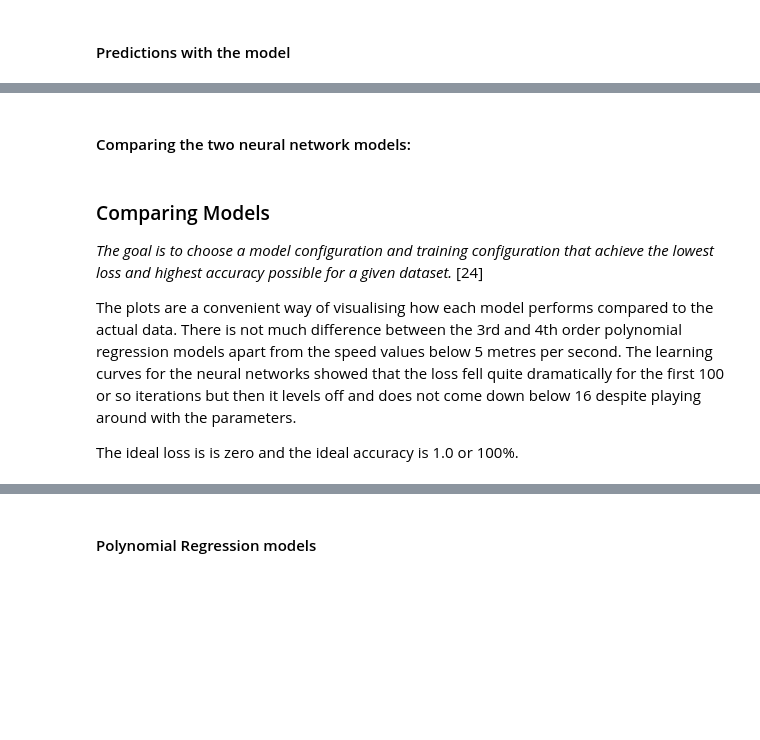
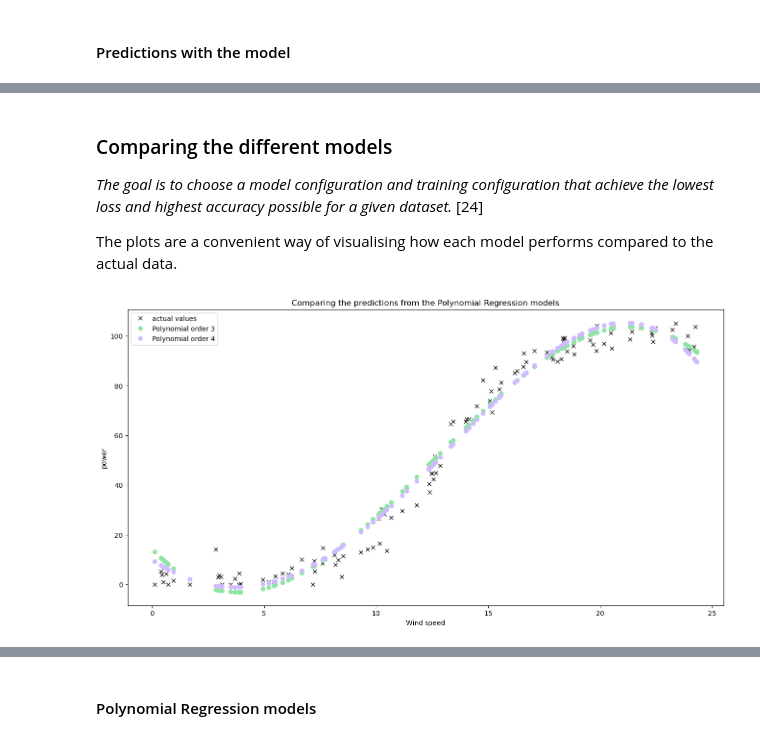
Before and after one commit to angela1C/MLASProject, a Jupyter notebook: wind_project.ipynb, the cells around one changed output, grey strips where cells are left out. Drawn from its saved outputs; the diff is of its cells as text; code cells hidden in the pictures; blank space fills up the shorter version.

```diff
--- a/wind_project.ipynb
+++ b/wind_project.ipynb
@@ -1280,14 +1276,23 @@ WARNING:tensorflow:5 out of the last 11 calls to <function Model.make_predict_fu
-# %% [markdown]
-#### Comparing the two neural network models:
 # %% [markdown]
 
-### Comparing Models
+### Comparing the different models
 *The goal is to choose a model configuration and training configuration that achieve the lowest loss and highest accuracy possible for a given dataset.* [24]
 
 The plots are a convenient way of visualising how each model performs compared to the actual data.
-There is not much difference between the 3rd and 4th order polynomial regression models apart from the speed values below 5 metres per second.
-The learning curves for the neural networks showed that the loss fell quite dramatically for the first 100 or so iterations but then it levels off and does not come down below 16 despite playing around with the parameters.
-
-The ideal loss is is zero and the ideal accuracy is 1.0 or 100%.
+# %%
+### Plot the predictions from the models
+plt.rcParams['figure.figsize'] = (16, 8)
+plt.style.use('seaborn-colorblind')
+plt.plot(X_test, y_test, 'kx',label ='actual values')
+
+plt.plot(X_test, poly3_predictions, 'go', label="Polynomial order 3")
+plt.plot(X_test, poly4_predictions, 'mo', label="Polynomial order 4")
+plt.xlabel("Wind speed")
+plt.ylabel("power")
+plt.title("Comparing the predictions from the Polynomial Regression models")
+plt.legend()
+plt.show()
+# %% [output]
+[figure, added]
 # %%
 ### Plot the predictions from the models
```
Also changed, not shown: parts of 35 cells of this notebook, 9 other files.
